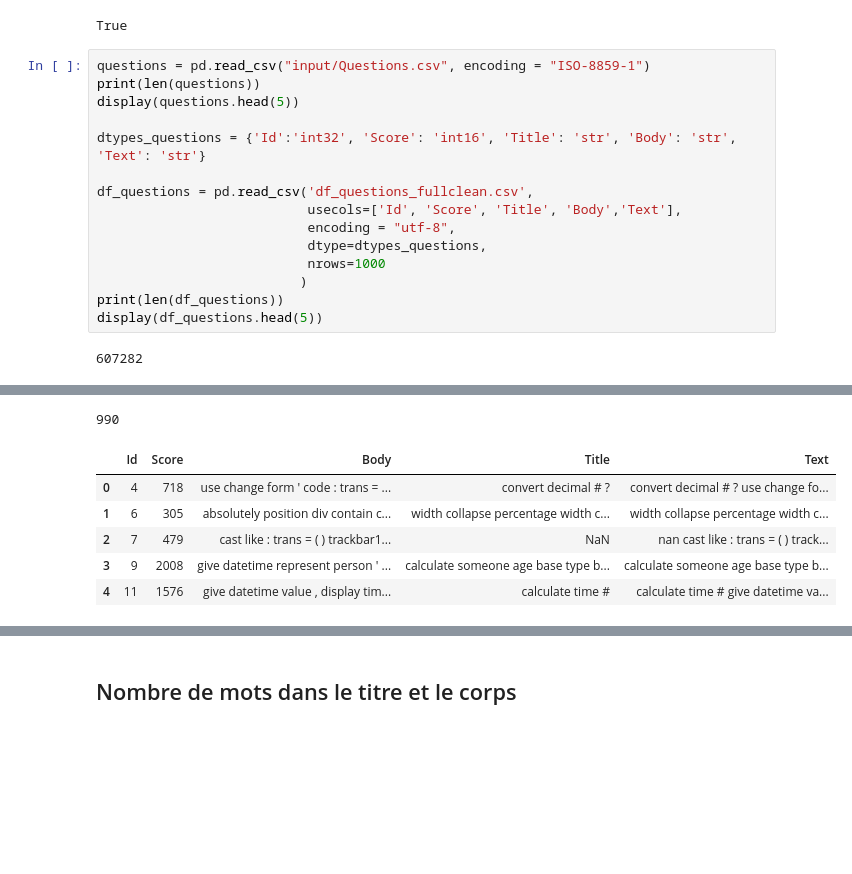
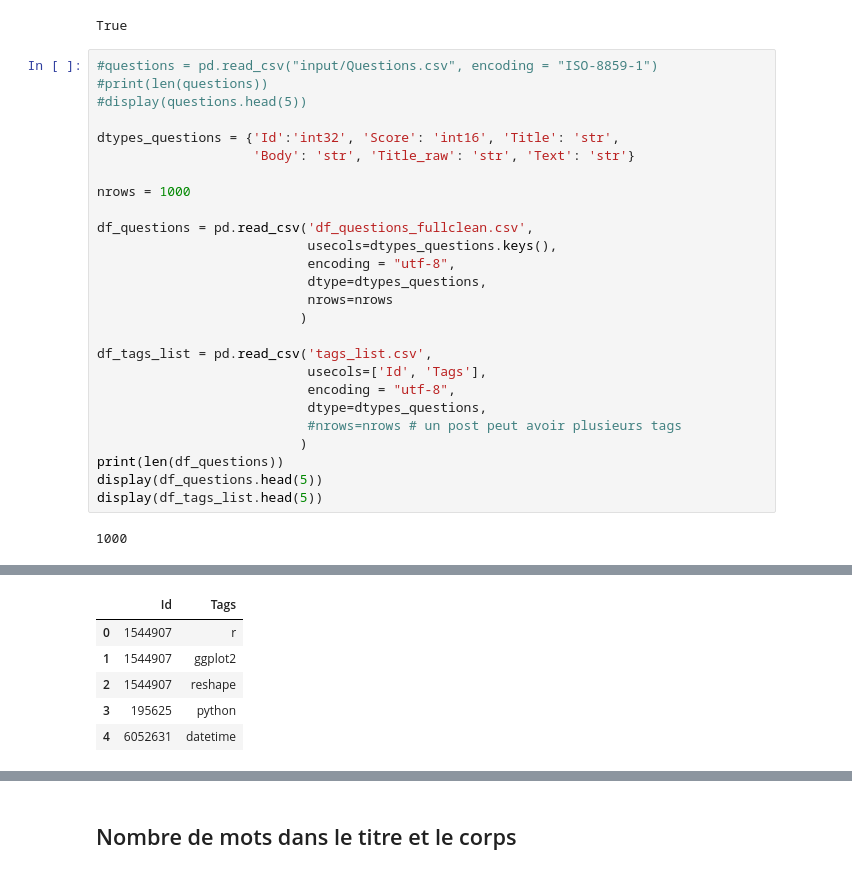
Before and after one commit to fedecabre/P5_StackOverflow, a Jupyter notebook: P5_3_notebook_models.ipynb, the cells around one changed output, grey strips where cells are left out. Cells and saved outputs as stored; diff of their text form; blank space fills up the shorter version.

```diff
--- a/P5_3_notebook_models.ipynb
+++ b/P5_3_notebook_models.ipynb
@@ -80,19 +80,30 @@ nltk.download('stopwords')
 [nltk_data]   Package stopwords is already up-to-date!
 True
 # %%
-questions = pd.read_csv("input/Questions.csv", encoding = "ISO-8859-1")
-print(len(questions))
-display(questions.head(5))
+#questions = pd.read_csv("input/Questions.csv", encoding = "ISO-8859-1")
+#print(len(questions))
+#display(questions.head(5))
 
-dtypes_questions = {'Id':'int32', 'Score': 'int16', 'Title': 'str', 'Body': 'str', 'Text': 'str'}
+dtypes_questions = {'Id':'int32', 'Score': 'int16', 'Title': 'str',
+                    'Body': 'str', 'Title_raw': 'str', 'Text': 'str'}
+
+nrows = 1000
 
 df_questions = pd.read_csv('df_questions_fullclean.csv',
-                           usecols=['Id', 'Score', 'Title', 'Body','Text'],
+                           usecols=dtypes_questions.keys(),
                            encoding = "utf-8",
                            dtype=dtypes_questions,
-                           nrows=1000
+                           nrows=nrows
+                          )
+
+df_tags_list = pd.read_csv('tags_list.csv',
+                           usecols=['Id', 'Tags'],
+                           encoding = "utf-8",
+                           dtype=dtypes_questions,
+                           #nrows=nrows # un post peut avoir plusieurs tags
                           )
 print(len(df_questions))
 display(df_questions.head(5))
+display(df_tags_list.head(5))
 # %% [output]
-607282
+1000
@@ -105,7 +116,6 @@ display(df_questions.head(5))
-990
-|  | Id | Score | Body | Title | Text |
-| 0 | 4 | 718 | use change form ' code : trans = ... | convert decimal # ? | convert decimal # ? use change fo... |
-| 1 | 6 | 305 | absolutely position div contain c... | width collapse percentage width c... | width collapse percentage width c... |
-| 2 | 7 | 479 | cast like : trans = ( ) trackbar1... | NaN | nan cast like : trans = ( ) track... |
-| 3 | 9 | 2008 | give datetime represent person ' ... | calculate someone age base type b... | calculate someone age base type b... |
-| 4 | 11 | 1576 | give datetime value , display tim... | calculate time # | calculate time # give datetime va... |
+|  | Id | Tags |
+| 0 | 1544907 | r |
+| 1 | 1544907 | ggplot2 |
+| 2 | 1544907 | reshape |
+| 3 | 195625 | python |
+| 4 | 6052631 | datetime |
```
Also changed, not shown: parts of 27 cells of this notebook, 2 other files.
